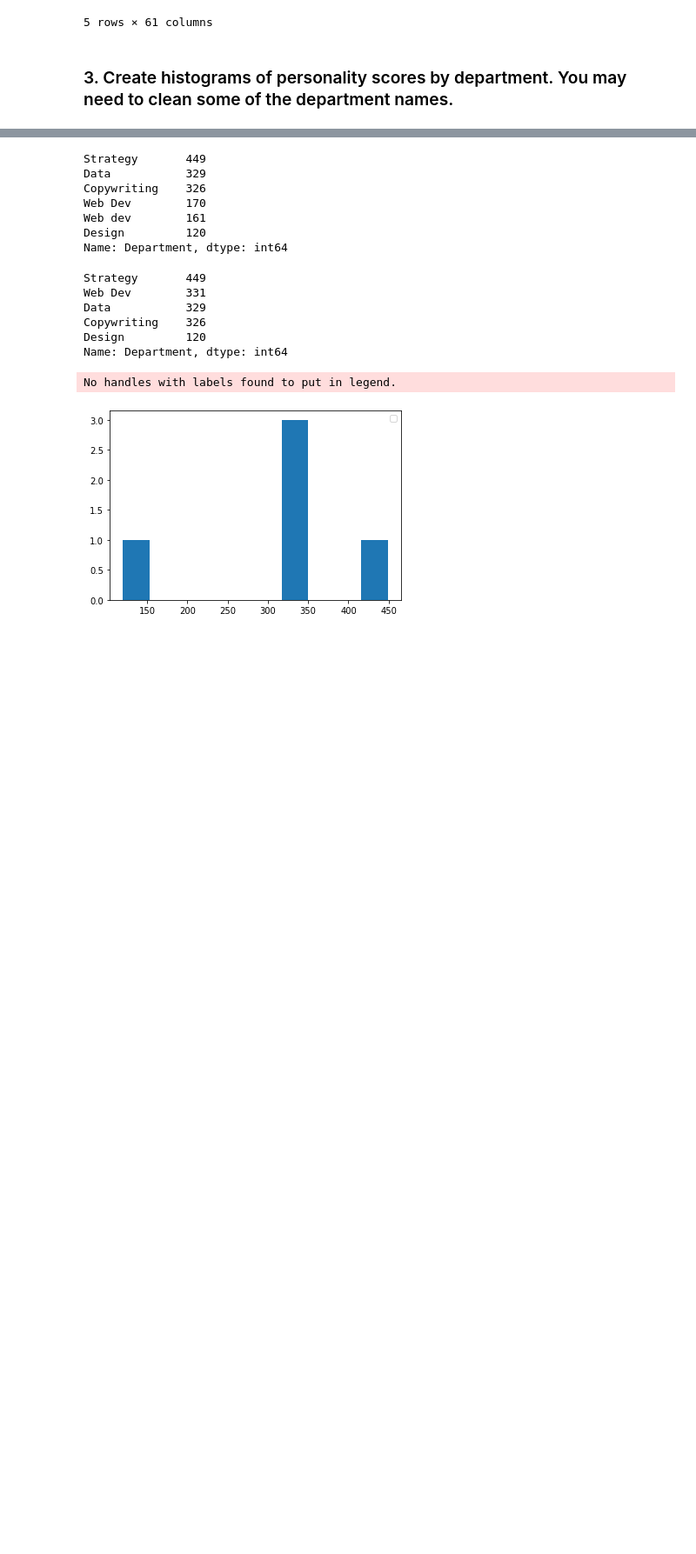
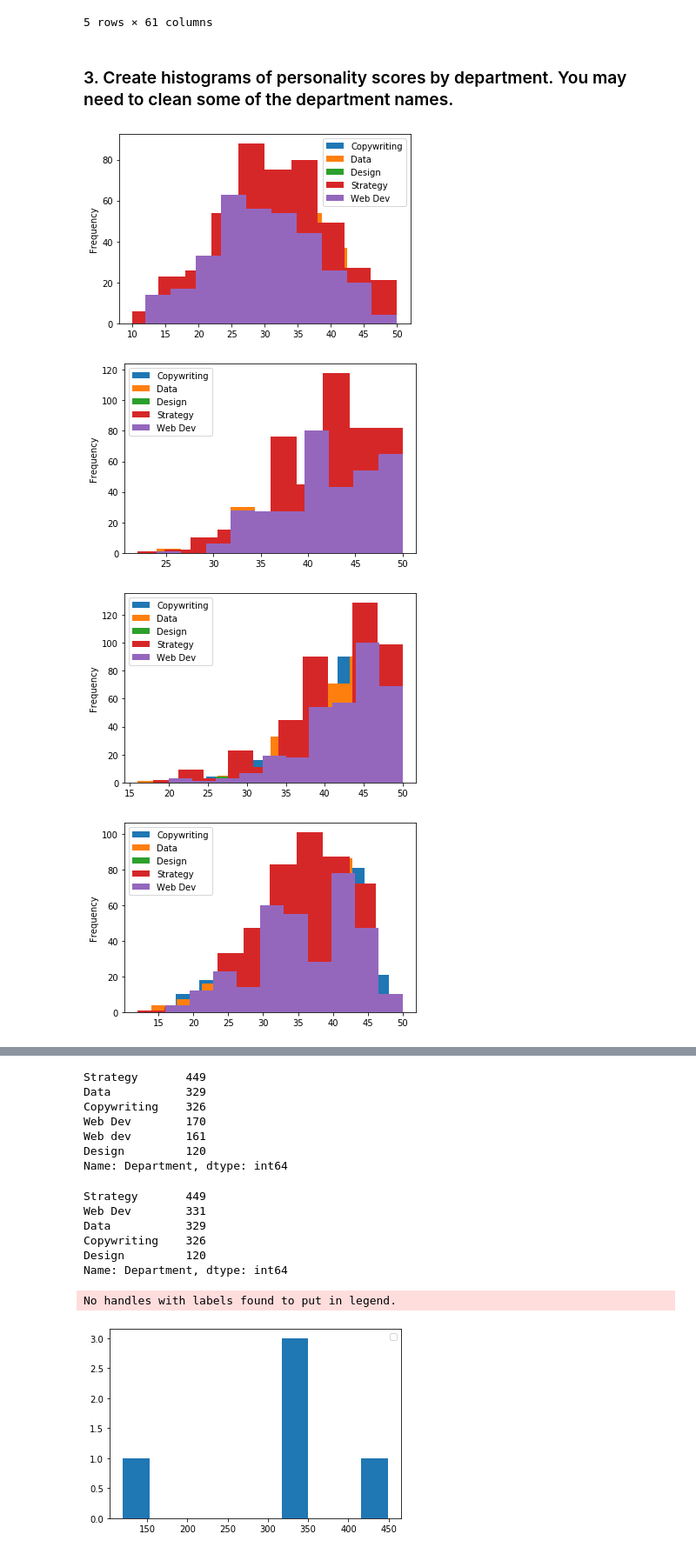
Before and after one commit to Nyiko-Ngwenya/Data-Wrangling-, a Jupyter notebook: Data Wrangling.ipynb, the cells around one changed output, grey strips where cells are left out. Shown: that part at 87% size. Drawn from its saved outputs; the diff is of its cells as text; code cells hidden in the pictures; blank space fills up the shorter version.

```diff
--- a/Data Wrangling.ipynb
+++ b/Data Wrangling.ipynb
@@ -110,3 +114,14 @@ display(combined_data.head())
 5 rows × 61 columns
 # %% [markdown]
 ### 3. Create histograms of personality scores by department. You may need to clean some of the department names.
+# %%
+cols = ['Extraversion','Agreeableness','Conscientiousness','Emotional Stability','Openness to experiences']
+for i in cols:
+    combined_data[i].groupby(combined_data['Department']).plot.hist()
+    plt.legend()
+    plt.show()
+# %% [output]
+[figure, added]
+[figure, added]
+[figure, added]
+[figure, added]
```
Also changed, not shown: parts of 5 cells of this notebook.
